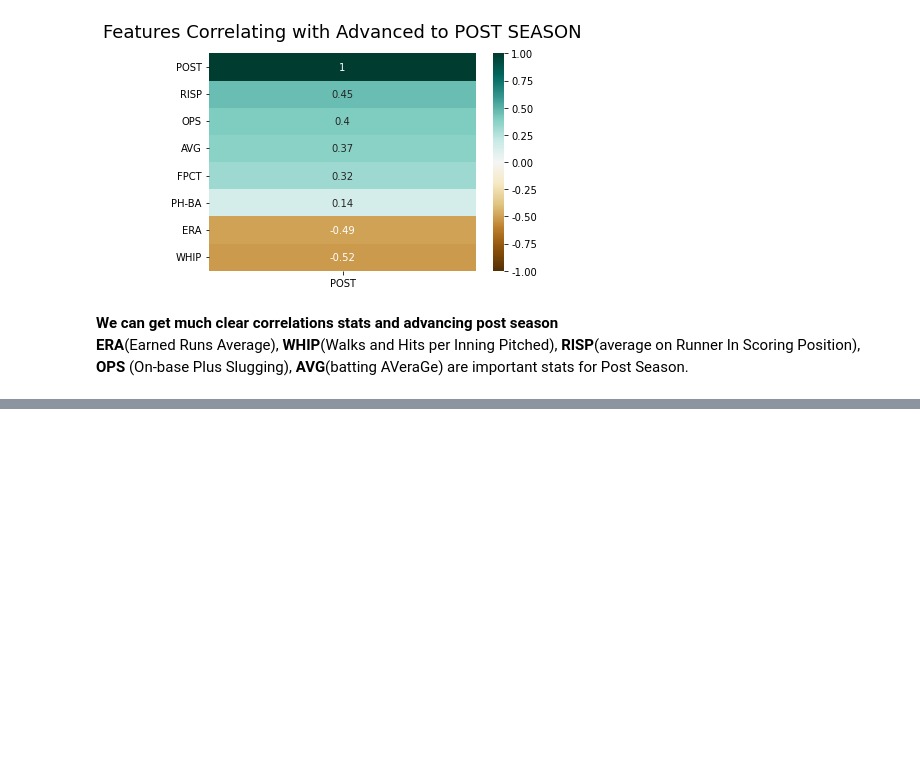
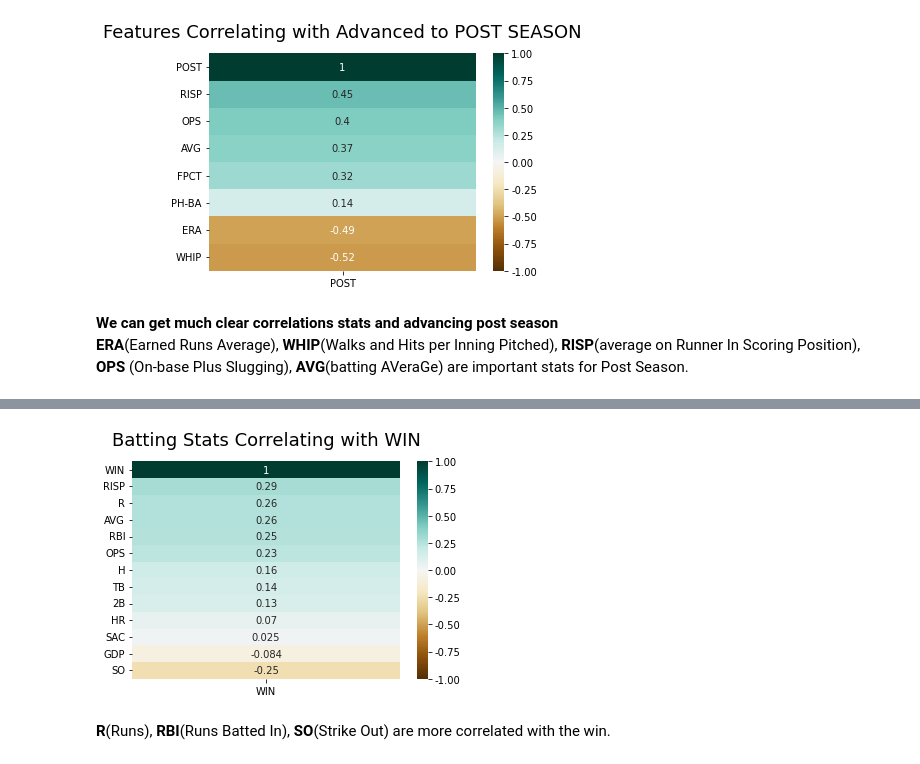
Before and after one commit to Teosoft7/predict_kbo, a Jupyter notebook: eda_team_stats.ipynb, the cells around one changed output, grey strips where cells are left out. Drawn from its saved outputs; the diff is of its cells as text; code cells hidden in the pictures; blank space fills up the shorter version.

Commit message:
add correation analysis of batting stats

```diff
--- a/eda_team_stats.ipynb
+++ b/eda_team_stats.ipynb
@@ -176,0 +179,3 @@ Runner In Scoring Position), **OPS** (On-base Plus Slugging), **AVG**(batting AV
+# %%
+# Check more batting stats
+batt_corr = df[['WIN', 'AVG', 'OPS', 'RISP', 'H', 'HR', '2B', 'R', 'RBI', 'TB', 'SAC', 'GDP', 'SO']].corr()
@@ -176,0 +199,14 @@ Runner In Scoring Position), **OPS** (On-base Plus Slugging), **AVG**(batting AV
+# %%
+# Let's see the Corr with chart
+heatmap = sns.heatmap(batt_corr[['WIN']].sort_values(by='WIN', ascending=False),
+                      vmin=-1,
+                      vmax=1,
+                      annot=True,
+                      cmap='BrBG')
+heatmap.set_title('Batting Stats Correlating with WIN',
+                  fontdict={'fontsize':18},
+                  pad=16);
+# %% [output]
+[figure, added]
+# %% [markdown]
+**R**(Runs), **RBI**(Runs Batted In), **SO**(Strike Out) are more correlated with the win.
```
Also changed, not shown: parts of 6 cells of this notebook.
